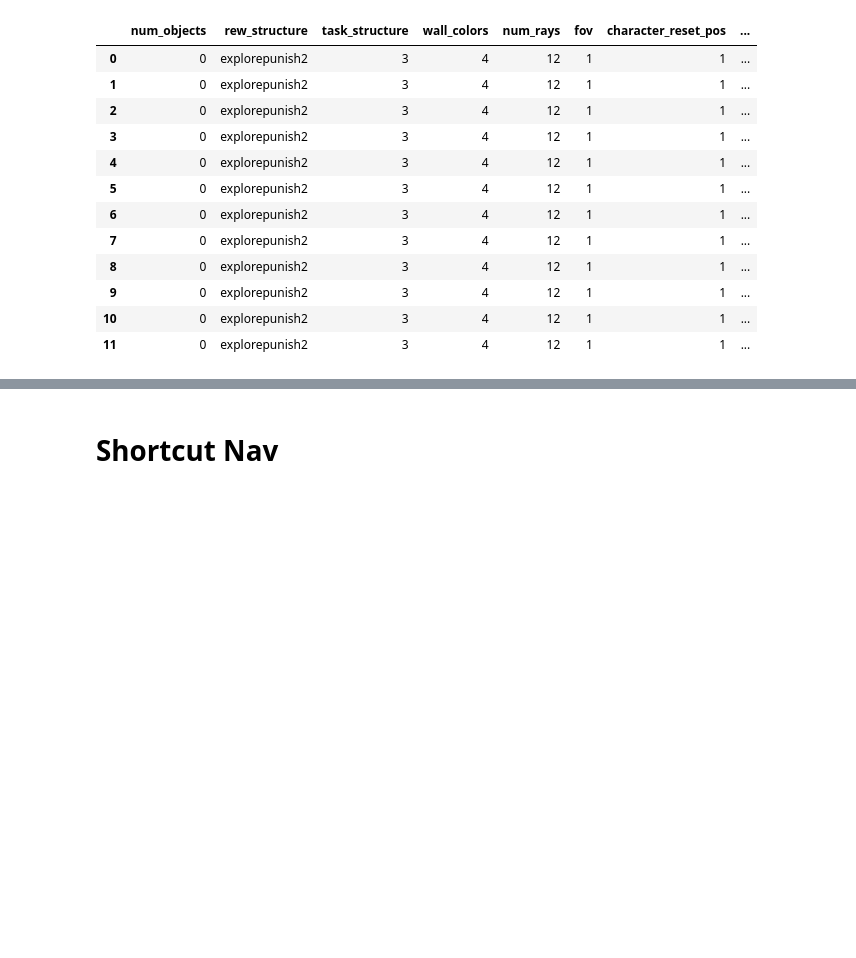
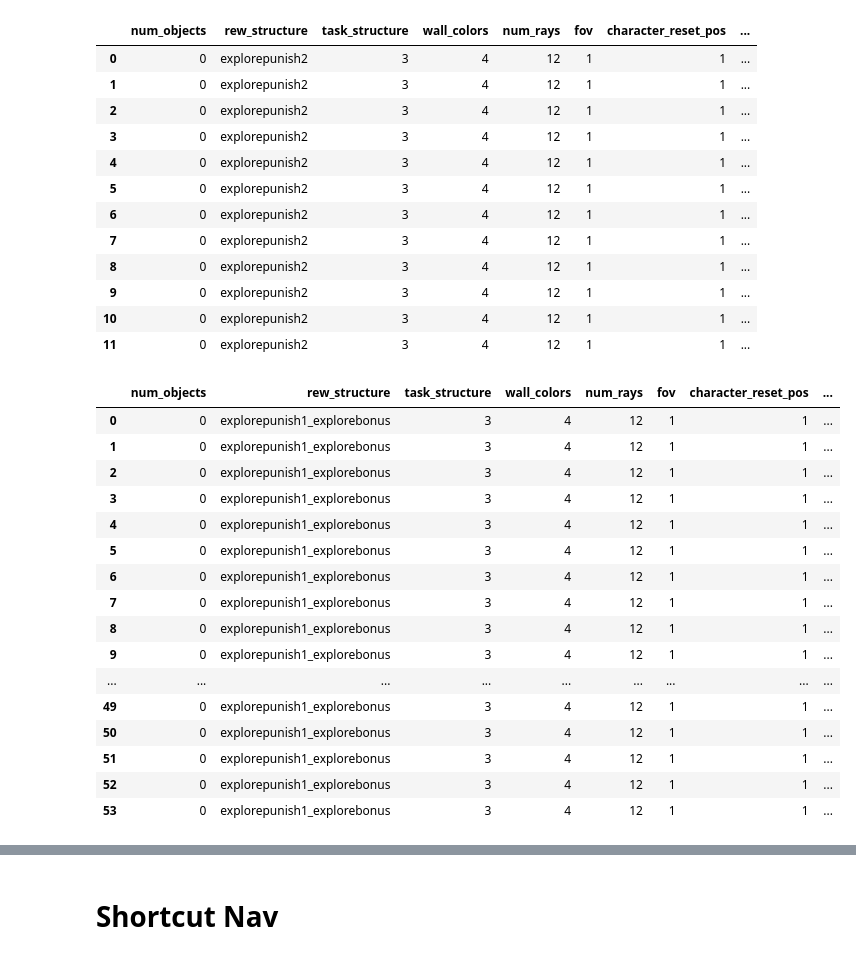
Before and after one commit to liuandrew/ppo_aux, a Jupyter notebook: write_and_test/write_experiments.ipynb, the cells around one changed output, grey strips where cells are left out. Drawn from its saved outputs; the diff is of its cells as text; code cells hidden in the pictures; blank space fills up the shorter version.

```diff
--- a/write_and_test/write_experiments.ipynb
+++ b/write_and_test/write_experiments.ipynb
@@ -768,3 +768,74 @@ pd.DataFrame(rows)
 | 9 | 0 | explorepunish2 | 3 | 4 | 12 | 1 | 1 | ... |
 | 10 | 0 | explorepunish2 | 3 | 4 | 12 | 1 | 1 | ... |
 | 11 | 0 | explorepunish2 | 3 | 4 | 12 | 1 | 1 | ... |
+# %%
+sub_reward_sizes = [0.01, 0.02, 0.04]
+punish_args = [3, 5, 7]
+mults = [2, 5]
+num_trials = 3
+
+batch = 128
+rows = []
+for punish_arg in punish_args:
+    for mult in mults:
+
+        for sub_reward in sub_reward_sizes:
+            for i in range(num_trials):
+                exp_name = f'nav_4wefc_ep{sub_reward}mult{mult}arg{punish_arg}_t{i}'
+
+                env_kwargs = {'num_objects': 0, 'rew_structure': 'explorepunish1_explorebonus',
+                              'task_structure': 3, 'wall_colors': 4, 'num_rays': 12, 'fov': 1,
+                              'character_reset_pos': 1,  'one_hot_obs': True,
+                              'turn_speed': 0.5, 'move_speed': 10, 'max_steps': 500,
+                              'sub_goal_reward': sub_reward, 'bonus_multiplier': mult,
+                              'explore_punish_arg': punish_arg}
+
+                row = env_kwargs.copy()
+                row['name'] = exp_name
+                row['batch_size'] = batch
+
+                rows.append(row)
+                config = {
+                    'wandb_project_name': 'Nav_Shared_Layers',
+                    'exp_name': exp_name,
+                    'save_name': exp_name,
+                    'num_env_steps': 5000000,
+                    'env_name': 'NavEnv-v0',
+                    'algo': 'ppo',
+                    'num_mini_batch': 10,
+                    'num_processes': 100,
+                    'num_steps': batch,
+
+                    'checkpoint_interval': 10,
+                    'save_dir': '4wefc_punish',
+
+                    'recurrent': True,
+                    'seed': i,
+                    'no_cuda': True,
+                    'env_kwargs': env_kwargs,
+
+                    'nn_base': 'DelayedRNNPPO',
+                    'nn_base_kwargs': {'hidden_size': 64},
+                }
+
+                pickle.dump(config, open('../experiment_configs/' + exp_name, 'wb'))
+
+pd.DataFrame(rows)
+# %% [output]
+|  | num_objects | rew_structure | task_structure | wall_colors | num_rays | fov | character_reset_pos | ... |
+| 0 | 0 | explorepunish1_explorebonus | 3 | 4 | 12 | 1 | 1 | ... |
+| 1 | 0 | explorepunish1_explorebonus | 3 | 4 | 12 | 1 | 1 | ... |
+| 2 | 0 | explorepunish1_explorebonus | 3 | 4 | 12 | 1 | 1 | ... |
+| 3 | 0 | explorepunish1_explorebonus | 3 | 4 | 12 | 1 | 1 | ... |
+| 4 | 0 | explorepunish1_explorebonus | 3 | 4 | 12 | 1 | 1 | ... |
+| 5 | 0 | explorepunish1_explorebonus | 3 | 4 | 12 | 1 | 1 | ... |
+| 6 | 0 | explorepunish1_explorebonus | 3 | 4 | 12 | 1 | 1 | ... |
+| 7 | 0 | explorepunish1_explorebonus | 3 | 4 | 12 | 1 | 1 | ... |
+| 8 | 0 | explorepunish1_explorebonus | 3 | 4 | 12 | 1 | 1 | ... |
+| 9 | 0 | explorepunish1_explorebonus | 3 | 4 | 12 | 1 | 1 | ... |
+| ... | ... | ... | ... | ... | ... | ... | ... | ... |
+| 49 | 0 | explorepunish1_explorebonus | 3 | 4 | 12 | 1 | 1 | ... |
+| 50 | 0 | explorepunish1_explorebonus | 3 | 4 | 12 | 1 | 1 | ... |
+| 51 | 0 | explorepunish1_explorebonus | 3 | 4 | 12 | 1 | 1 | ... |
+| 52 | 0 | explorepunish1_explorebonus | 3 | 4 | 12 | 1 | 1 | ... |
+| 53 | 0 | explorepunish1_explorebonus | 3 | 4 | 12 | 1 | 1 | ... |
```
Also changed, not shown: parts of 2 cells of this notebook, 8 other files.
